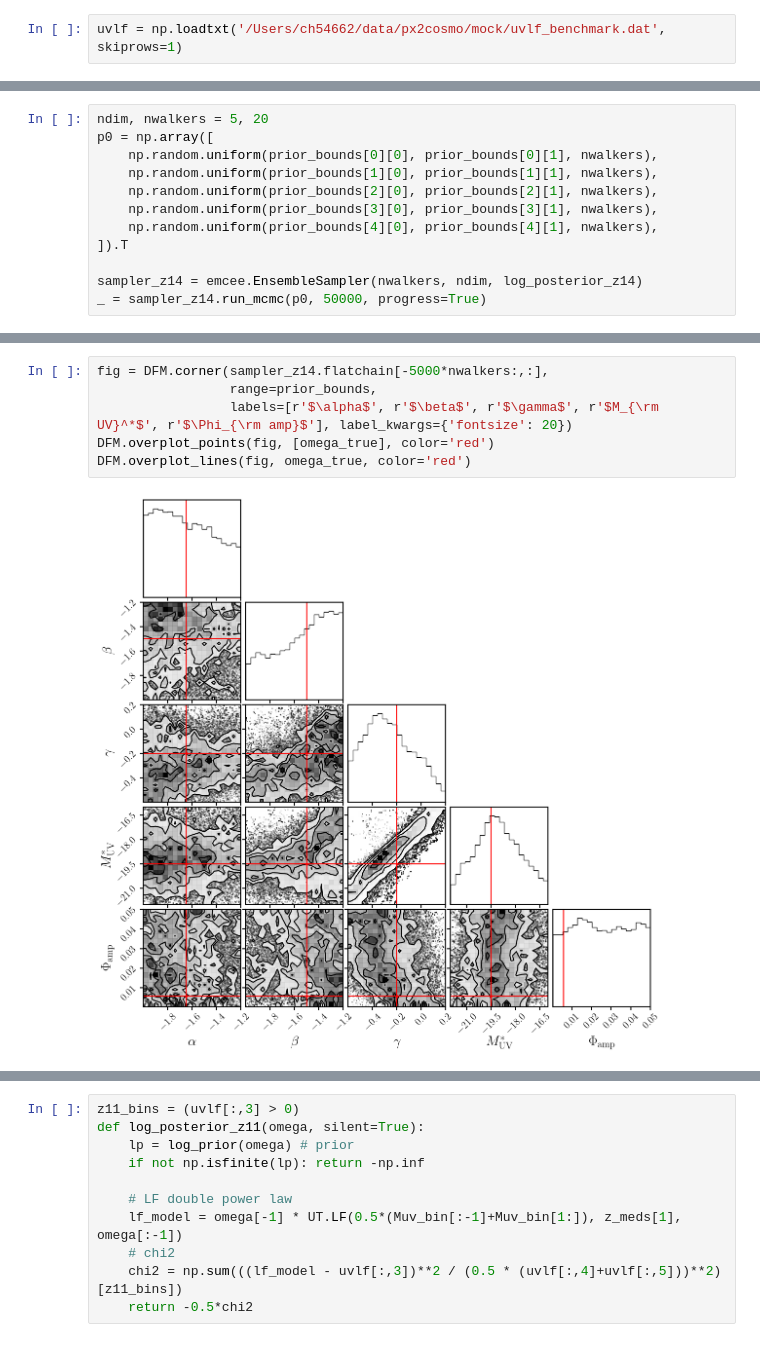
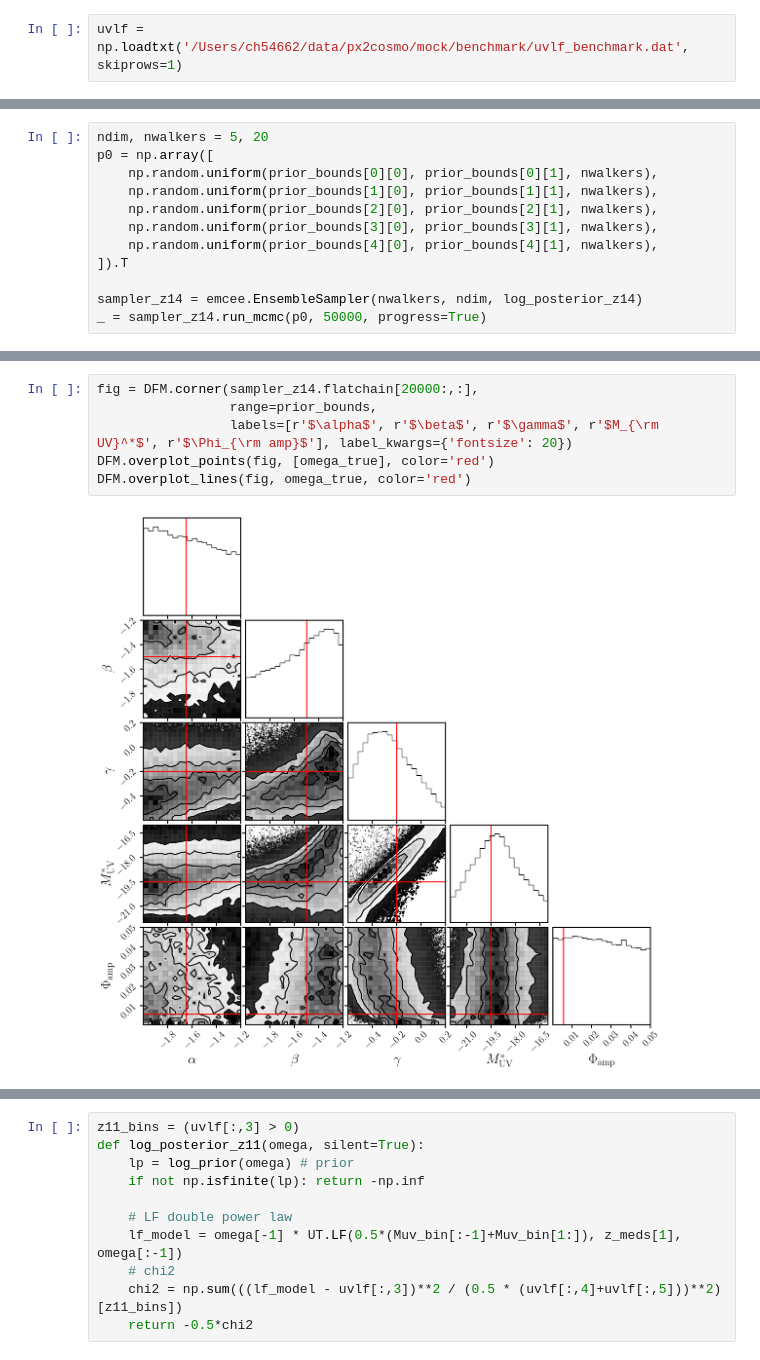
Before and after one commit to changhoonhahn/px2cosmo, a Jupyter notebook: nb/mock/benchmark.ipynb, the cells around one changed output, grey strips where cells are left out. Saved outputs shown, nothing was run; the diff lists cells and outputs as text.

Commit message:
finalized benchmark UVLF derived using standard method

````diff
--- a/nb/mock/benchmark.ipynb
+++ b/nb/mock/benchmark.ipynb
@@ -147,7 +147,7 @@ for i, z in enumerate([9., 11., 14.]):
 np.savetxt('/Users/ch54662/data/px2cosmo/mock/uvlf_benchmark.dat', uvlf, header=f'UVLF {z_meds[0]} median, 16th, 84th, {z_meds[1]} median, 16th, 84th, {z_meds[2]} meidan, 16th, 84th')
 ```
 # %%
-uvlf = np.loadtxt('/Users/ch54662/data/px2cosmo/mock/uvlf_benchmark.dat', skiprows=1)
+uvlf = np.loadtxt('/Users/ch54662/data/px2cosmo/mock/benchmark/uvlf_benchmark.dat', skiprows=1)
 # %%
 fig = plt.figure(figsize=(15,4))
 for i, z in enumerate(z_meds):
@@ -222,11 +222,11 @@ for i in range(ndim):
 # %%
-fig = DFM.corner(sampler_z14.flatchain[-5000*nwalkers:,:],
+fig = DFM.corner(sampler_z14.flatchain[20000:,:],
                  range=prior_bounds,
                  labels=[r'$\alpha$', r'$\beta$', r'$\gamma$', r'$M_{\rm UV}^*$', r'$\Phi_{\rm amp}$'], label_kwargs={'fontsize': 20})
 DFM.overplot_points(fig, [omega_true], color='red')
 DFM.overplot_lines(fig, omega_true, color='red')
 # %% [output]
-[figure, old version]
+[figure, new version]
 # %%
 fig = plt.figure(figsize=(5,4))
 sub = fig.add_subplot(111)
````
Also changed, not shown: parts of 12 cells of this notebook.
